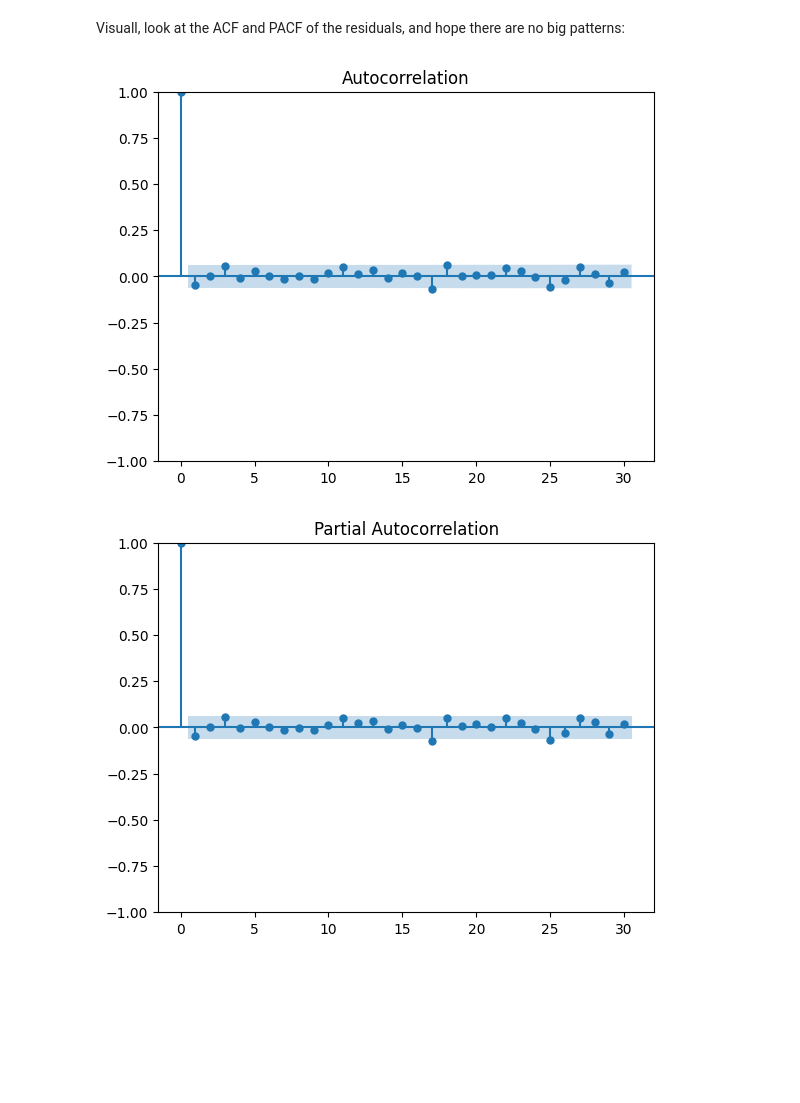
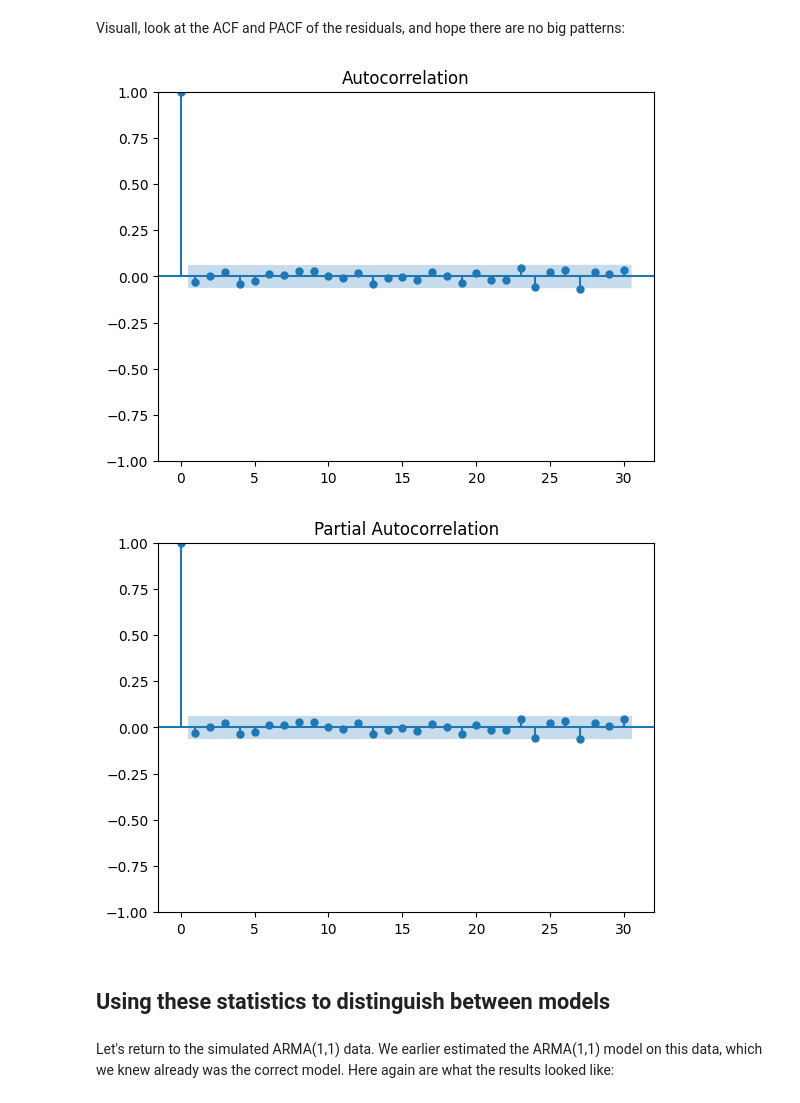
Before and after one commit to wgjm1986/FIN657, a Jupyter notebook: Week 4 and 5 - The ARMA framework/ARMA part 1 - Simulation and estimation.ipynb, the cells around one changed output. Saved outputs shown, nothing was run; the diff lists cells and outputs as text; code cells hidden in the pictures; blank space fills up the shorter version.

Commit message:
Added to the end of first ARMA notebook

```diff
--- a/Week 4 and 5 - The ARMA framework/ARMA part 1 - Simulation and estimation.ipynb
+++ b/Week 4 and 5 - The ARMA framework/ARMA part 1 - Simulation and estimation.ipynb
@@ -470,8 +473,14 @@ Ljung-Box test statistic: 0.0179 (p-value: 0.8934)
 # %% [markdown]
 Visuall, look at the ACF and PACF of the residuals, and hope there are no big patterns:
 # %%
-plot_acf(ARMA11_MLE_results.resid);
-plot_pacf(ARMA11_MLE_results.resid);
+plot_acf(MA1_MLE_results.resid);
+plot_pacf(MA1_MLE_results.resid);
 # %% [output]
-[figure, old version]
+[figure, new version]
-[figure, old version]
+[figure, new version]
+# %% [markdown]
+## Using these statistics to distinguish between models
+# %% [markdown]
+Let's return to the simulated ARMA(1,1) data.
+We earlier estimated the ARMA(1,1) model on this data, which we knew already was the correct model.
+Here again are what the results looked like:
```
Also changed, not shown: parts of 29 cells of this notebook.
